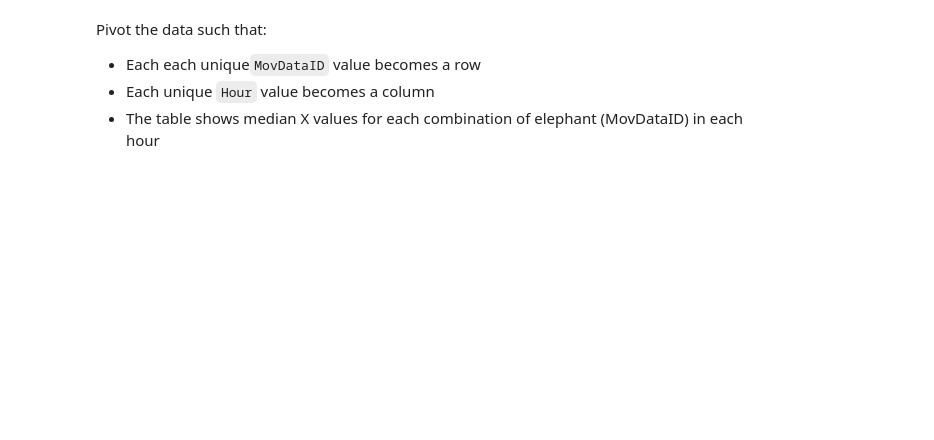
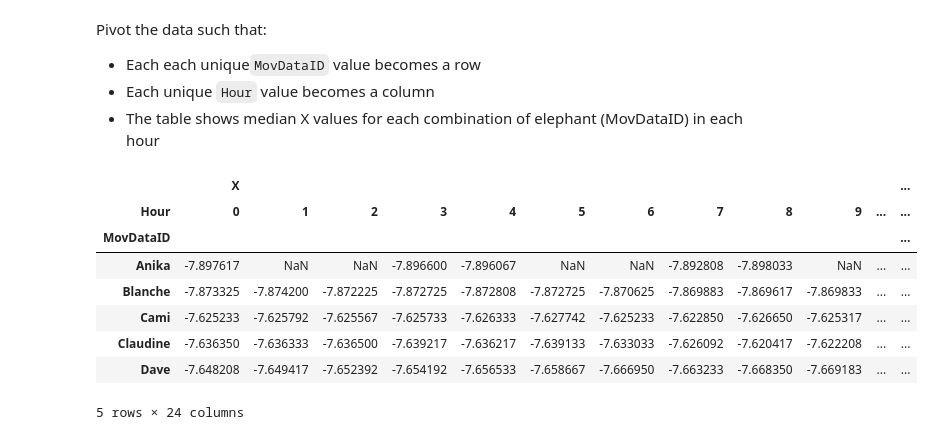
Before and after one commit to SiqLiang/SpatialDataFrames, a Jupyter notebook: 859_PS5_2020/2_Pandas/1-Pandas-Exercise.ipynb, the cells around one changed output. Drawn from its saved outputs; the diff is of its cells as text; code cells hidden in the pictures; blank space fills up the shorter version.

```diff
--- a/859_PS5_2020/2_Pandas/1-Pandas-Exercise.ipynb
+++ b/859_PS5_2020/2_Pandas/1-Pandas-Exercise.ipynb
@@ -113,8 +219,19 @@ Pivot the data such that:
 * The table shows median X values for each combination of elephant (MovDataID) in each hour
 # %%
 #Pivot data
-df.pivot_table(index='MovDataID',
+df_pivot=df.pivot_table(index='MovDataID',
                columns='Hour',
                values=['X'],
                aggfunc='median'
               )
+df_pivot.head()
+# %% [output]
+|  | X |  |  |  |  |  |  |  |  |  |  | ... |
+| Hour | 0 | 1 | 2 | 3 | 4 | 5 | 6 | 7 | 8 | 9 | ... | ... |
+| MovDataID |  |  |  |  |  |  |  |  |  |  |  | ... |
+| Anika | -7.897617 | NaN | NaN | -7.896600 | -7.896067 | NaN | NaN | -7.892808 | -7.898033 | NaN | ... | ... |
+| Blanche | -7.873325 | -7.874200 | -7.872225 | -7.872725 | -7.872808 | -7.872725 | -7.870625 | -7.869883 | -7.869617 | -7.869833 | ... | ... |
+| Cami | -7.625233 | -7.625792 | -7.625567 | -7.625733 | -7.626333 | -7.627742 | -7.625233 | -7.622850 | -7.626650 | -7.625317 | ... | ... |
+| Claudine | -7.636350 | -7.636333 | -7.636500 | -7.639217 | -7.636217 | -7.639133 | -7.633033 | -7.626092 | -7.620417 | -7.622208 | ... | ... |
+| Dave | -7.648208 | -7.649417 | -7.652392 | -7.654192 | -7.656533 | -7.658667 | -7.666950 | -7.663233 | -7.668350 | -7.669183 | ... | ... |
+5 rows × 24 columns
```
Also changed, not shown: parts of 21 cells of this notebook.
